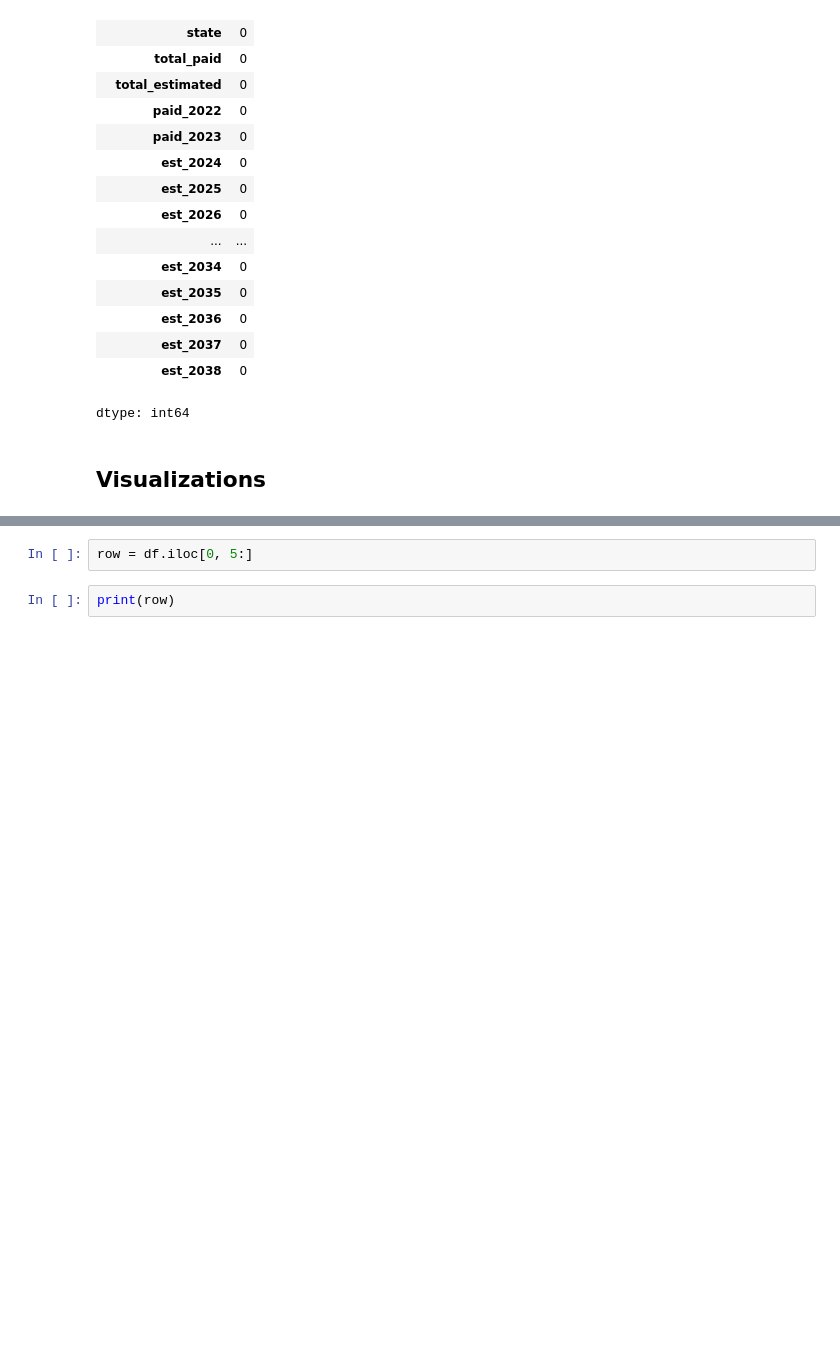
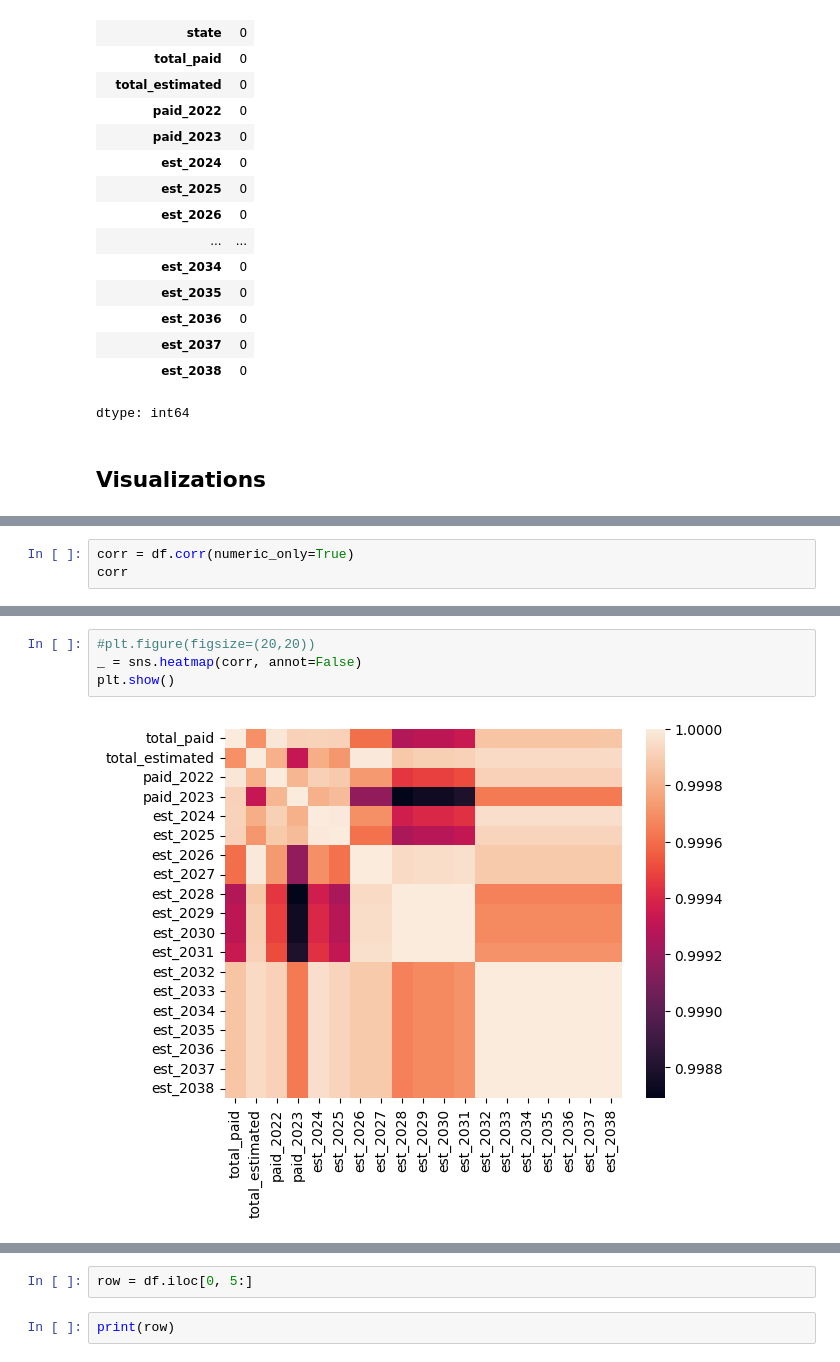
Before and after one commit to gabbycjames/Opioid_Settlements, a Jupyter notebook: Opioid_Settlements.ipynb, the cells around one changed output, grey strips where cells are left out. Saved outputs shown, nothing was run; the diff lists cells and outputs as text; blank space fills up the shorter version.

```diff
--- a/Opioid_Settlements.ipynb
+++ b/Opioid_Settlements.ipynb
@@ -87,0 +93,3 @@ dtype: int64
+# %%
+corr = df.corr(numeric_only=True)
+corr
@@ -87,0 +114,6 @@ dtype: int64
+# %%
+#plt.figure(figsize=(20,20))
+_ = sns.heatmap(corr, annot=False)
+plt.show()
+# %% [output]
+[figure, added]
```
Also changed, not shown: parts of 4 cells of this notebook.
